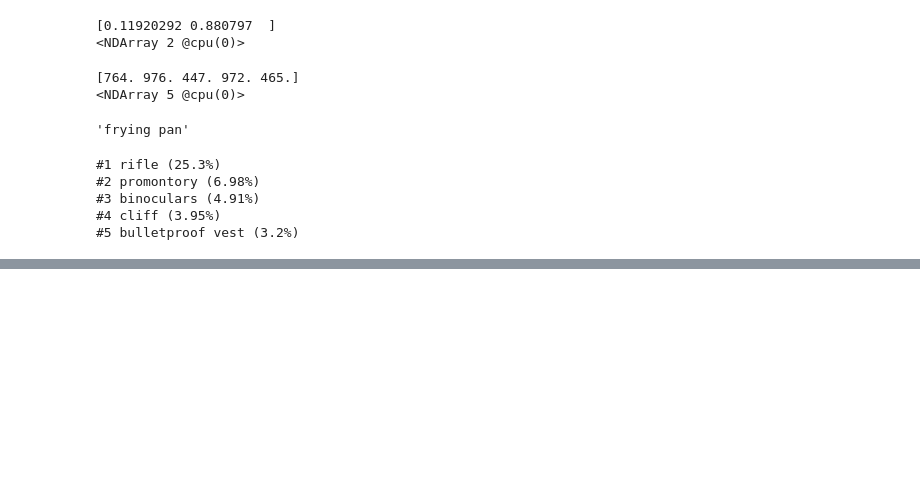
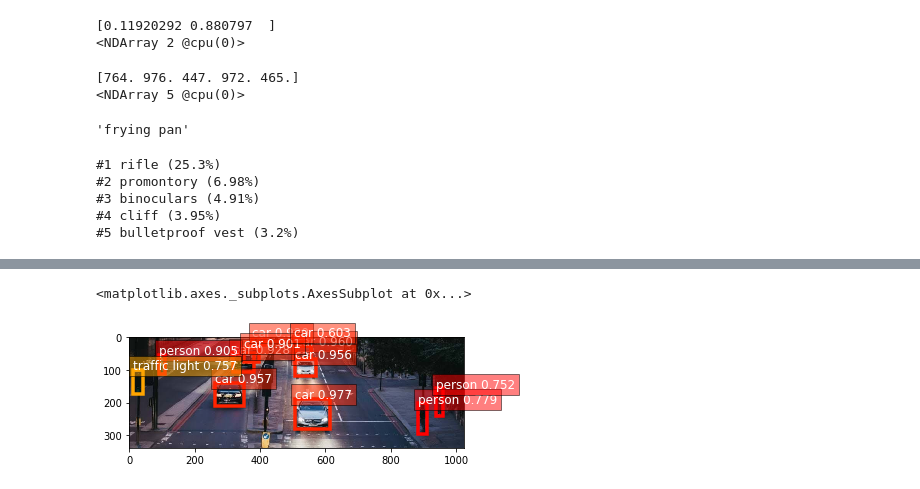
Before and after one commit to alinaqvii/AWS-GluonCV, a Jupyter notebook: GluonCV_26122019.ipynb, the cells around one changed output, grey strips where cells are left out. Drawn from its saved outputs; the diff is of its cells as text; code cells hidden in the pictures; blank space fills up the shorter version.

```diff
--- a/GluonCV_26122019.ipynb
+++ b/GluonCV_26122019.ipynb
@@ -120,0 +157,2 @@ for i in range(k):
+# %%
+prediction = network(image)
@@ -120,0 +170,4 @@ for i in range(k):
+# %%
+prediction = [array[0] for array in prediction]
+# %%
+class_indicies, probabilities, bounding_boxes= prediction
@@ -120,0 +223,5 @@ for i in range(k):
+# %%
+gcv.utils.viz.plot_bbox(chw_image, bounding_boxes, probabilities, class_indicies, class_names=network.classes)
+# %% [output]
+<matplotlib.axes._subplots.AxesSubplot at 0x...>
+[figure, added]
```
Also changed, not shown: parts of 11 cells of this notebook, 3 other files.
